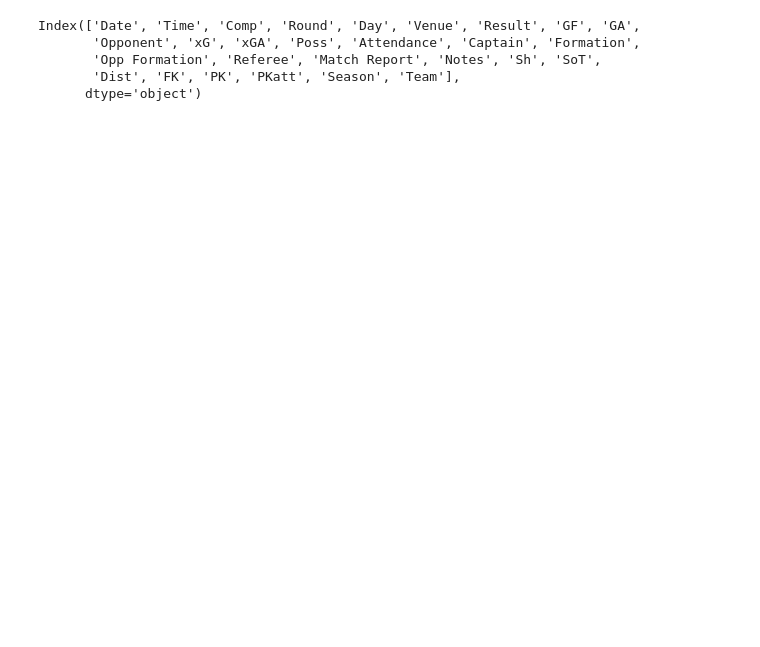
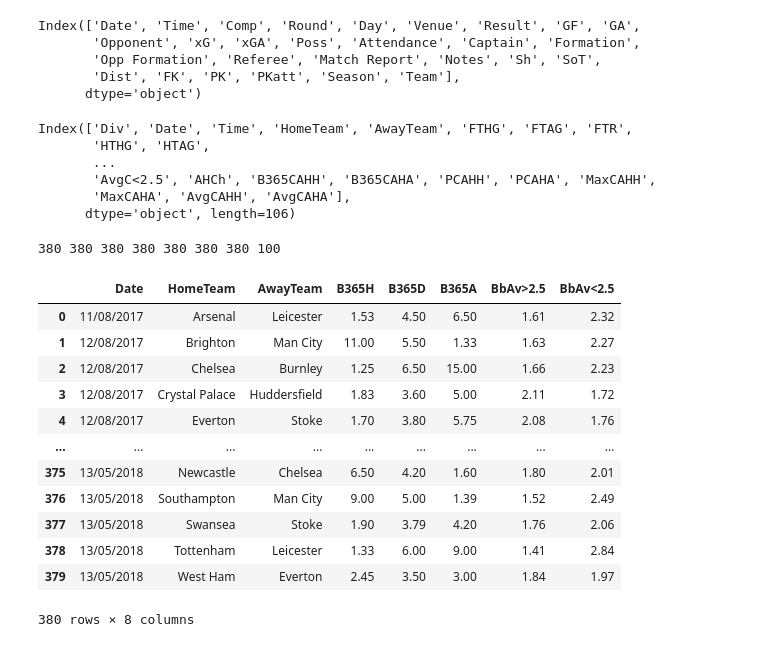
Before and after one commit to Viperoxz/Football-Predicting, a Jupyter notebook: data/crawler.ipynb, the cells around one changed output. Drawn from its saved outputs; the diff is of its cells as text; code cells hidden in the pictures; blank space fills up the shorter version.

```diff
--- a/data/crawler.ipynb
+++ b/data/crawler.ipynb
@@ -537,3 +538,50 @@ Index(['Date', 'Time', 'Comp', 'Round', 'Day', 'Venue', 'Result', 'GF', 'GA',
        'Opp Formation', 'Referee', 'Match Report', 'Notes', 'Sh', 'SoT',
        'Dist', 'FK', 'PK', 'PKatt', 'Season', 'Team'],
       dtype='object')
+# %%
+df_17 = pd.read_csv('17_18.csv')
+df_18 = pd.read_csv('18_19.csv')
+df_19 = pd.read_csv('19_20.csv')
+df_20 = pd.read_csv('20_21.csv')
+df_21 = pd.read_csv('21_22.csv')
+df_22 = pd.read_csv('22_23.csv')
+df_23 = pd.read_csv('23_24.csv')
+df_24 = pd.read_csv('24_25.csv')
+# %%
+df_19.columns
+# %% [output]
+Index(['Div', 'Date', 'Time', 'HomeTeam', 'AwayTeam', 'FTHG', 'FTAG', 'FTR',
+       'HTHG', 'HTAG',
+       ...
+       'AvgC<2.5', 'AHCh', 'B365CAHH', 'B365CAHA', 'PCAHH', 'PCAHA', 'MaxCAHH',
+       'MaxCAHA', 'AvgCAHH', 'AvgCAHA'],
+      dtype='object', length=106)
+# %%
+df_17 = df_17[['Date', 'HomeTeam', 'AwayTeam', 'B365H', 'B365D', 'B365A', 'BbAv>2.5', 'BbAv<2.5']]
+df_18 = df_18[['Date', 'HomeTeam', 'AwayTeam', 'B365H', 'B365D', 'B365A', 'BbAv>2.5', 'BbAv<2.5']]
+df_19 = df_19[['Date', 'HomeTeam', 'AwayTeam', 'B365H', 'B365D', 'B365A', 'B365>2.5', 'B365<2.5']]
+df_20 = df_20[['Date', 'HomeTeam', 'AwayTeam', 'B365H', 'B365D', 'B365A', 'B365>2.5', 'B365<2.5']]
+df_21 = df_21[['Date', 'HomeTeam', 'AwayTeam', 'B365H', 'B365D', 'B365A', 'B365>2.5', 'B365<2.5']]
+df_22 = df_22[['Date', 'HomeTeam', 'AwayTeam', 'B365H', 'B365D', 'B365A', 'B365>2.5', 'B365<2.5']]
+df_23 = df_23[['Date', 'HomeTeam', 'AwayTeam', 'B365H', 'B365D', 'B365A', 'B365>2.5', 'B365<2.5']]
+df_24 = df_24[['Date', 'HomeTeam', 'AwayTeam', 'B365H', 'B365D', 'B365A', 'B365>2.5', 'B365<2.5']]
+# %%
+print(len(df_17), len(df_18), len(df_19), len(df_20), len(df_21), len(df_22), len(df_23), len(df_24))
+# %% [output]
+380 380 380 380 380 380 380 100
+# %%
+df_17
+# %% [output]
+|  | Date | HomeTeam | AwayTeam | B365H | B365D | B365A | BbAv>2.5 | BbAv<2.5 |
+| 0 | 11/08/2017 | Arsenal | Leicester | 1.53 | 4.50 | 6.50 | 1.61 | 2.32 |
+| 1 | 12/08/2017 | Brighton | Man City | 11.00 | 5.50 | 1.33 | 1.63 | 2.27 |
+| 2 | 12/08/2017 | Chelsea | Burnley | 1.25 | 6.50 | 15.00 | 1.66 | 2.23 |
+| 3 | 12/08/2017 | Crystal Palace | Huddersfield | 1.83 | 3.60 | 5.00 | 2.11 | 1.72 |
+| 4 | 12/08/2017 | Everton | Stoke | 1.70 | 3.80 | 5.75 | 2.08 | 1.76 |
+| ... | ... | ... | ... | ... | ... | ... | ... | ... |
+| 375 | 13/05/2018 | Newcastle | Chelsea | 6.50 | 4.20 | 1.60 | 1.80 | 2.01 |
+| 376 | 13/05/2018 | Southampton | Man City | 9.00 | 5.00 | 1.39 | 1.52 | 2.49 |
+| 377 | 13/05/2018 | Swansea | Stoke | 1.90 | 3.79 | 4.20 | 1.76 | 2.06 |
+| 378 | 13/05/2018 | Tottenham | Leicester | 1.33 | 6.00 | 9.00 | 1.41 | 2.84 |
+| 379 | 13/05/2018 | West Ham | Everton | 2.45 | 3.50 | 3.00 | 1.84 | 1.97 |
+380 rows × 8 columns
```
Also changed, not shown: parts of 16 cells of this notebook, 14 other files.
